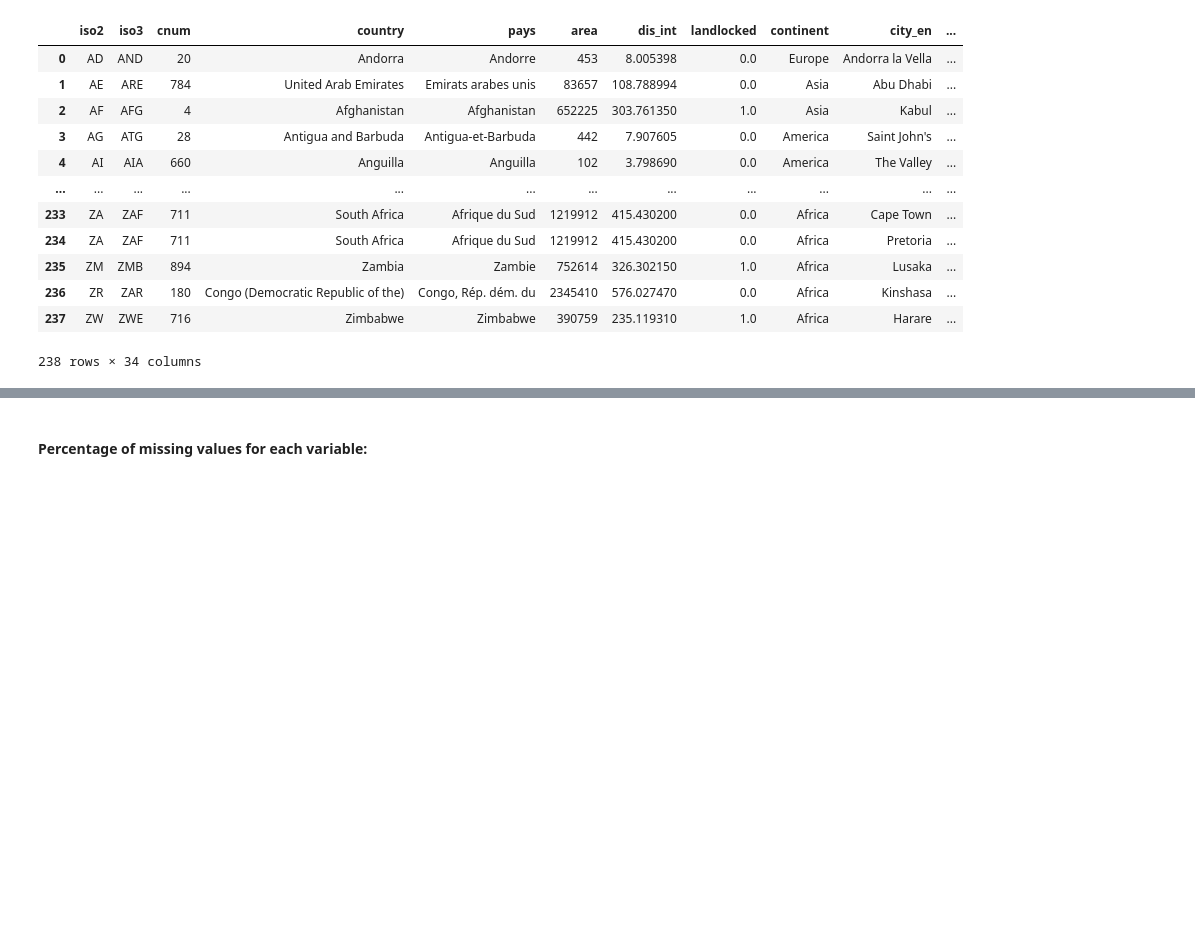
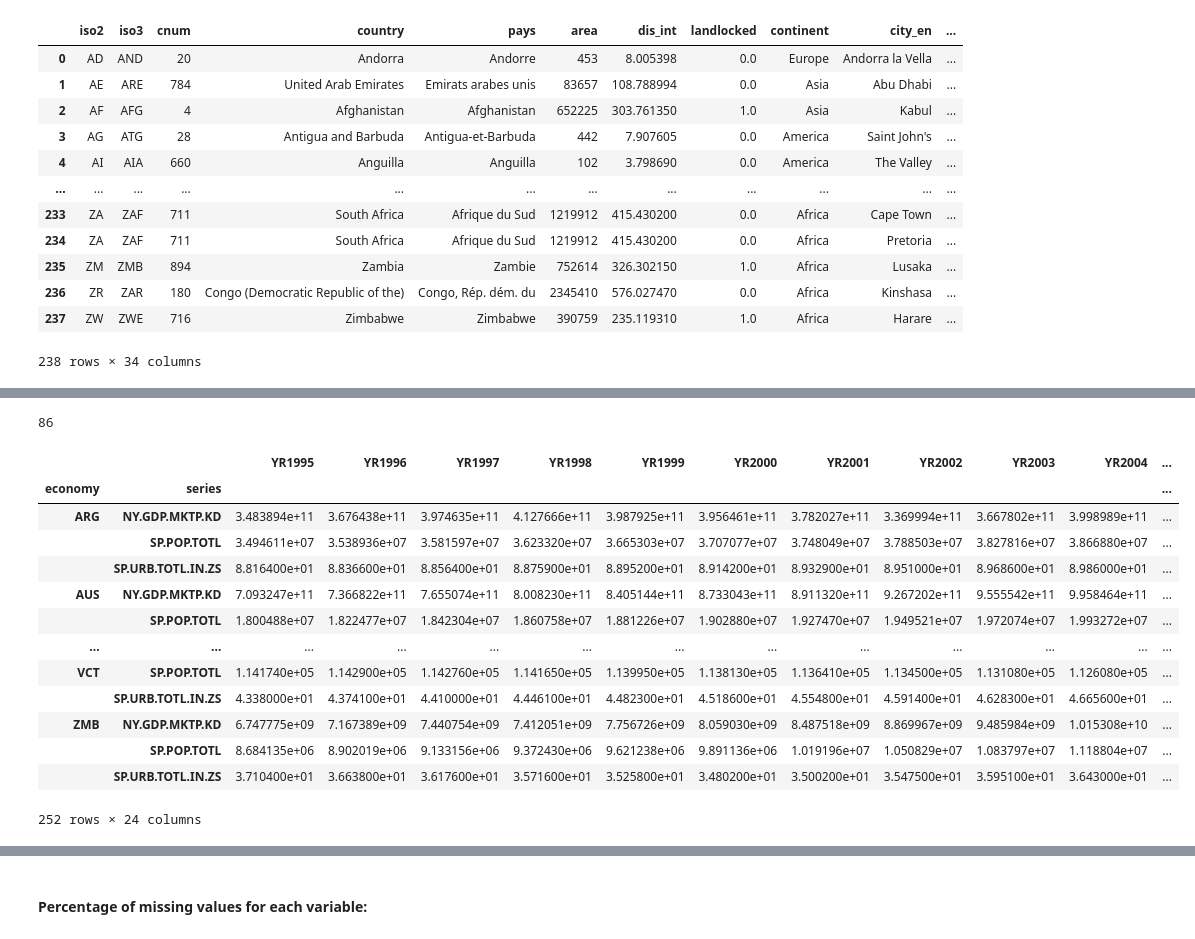
Before and after one commit to ceumicrodata/gravity-vs-ml, a Jupyter notebook: Data_extraction/WBG_data.ipynb, the cells around one changed output, grey strips where cells are left out. Drawn from its saved outputs; the diff is of its cells as text; code cells hidden in the pictures; blank space fills up the shorter version.

Commit message:
added WBG dataset

```diff
--- a/Data_extraction/WBG_data.ipynb
+++ b/Data_extraction/WBG_data.ipynb
@@ -94,7 +76,7 @@ missing_value_df
 ### We restrict the dataset to the countries to be used in the analysis
 # %%
 path = '/Users/ramzi.chariag/Documents/CEU/PhD/gnn_chapter-main/'
-nodes = pd.read_csv(path + r'input_datasets/cepii_node.csv')
+nodes = pd.read_csv(path + r'Input_datasets/cepii_node.csv')
 nodes
 # %% [output]
 |  | iso2 | iso3 | cnum | country | pays | area | dis_int | landlocked | continent | city_en | ... |
@@ -110,3 +92,6 @@ nodes
 | 236 | ZR | ZAR | 180 | Congo (Democratic Republic of the) | Congo, Rép. dém. du | 2345410 | 576.027470 | 0.0 | Africa | Kinshasa | ... |
 | 237 | ZW | ZWE | 716 | Zimbabwe | Zimbabwe | 390759 | 235.119310 | 1.0 | Africa | Harare | ... |
 238 rows × 34 columns
+# %%
+countries_restricted = pd.read_csv(path + r'Input_datasets/country_names_with_annual_trade_data.csv',usecols =['ISO_3166-1_numeric_code', 'Country_name'])
+countries_restricted
@@ -115,4 +131,23 @@ countries = nodes['iso3'].tolist()
+# %%
+len(countries)
+# %% [output]
+86
 # %%
-restricted_raw = wb.data.DataFrame(['NY.GDP.MKTP.KD', 'SP.POP.TOTL','SP.URB.TOTL.IN.ZS', 'NY.GNP.MKTP.KD'], countries, range (1995,2019))
+restricted_raw = wb.data.DataFrame(['NY.GDP.MKTP.KD', 'SP.POP.TOTL','SP.URB.TOTL.IN.ZS'], countries, range (1995,2019))
+# %% [output]
+|  |  | YR1995 | YR1996 | YR1997 | YR1998 | YR1999 | YR2000 | YR2001 | YR2002 | YR2003 | YR2004 | ... |
+| economy | series |  |  |  |  |  |  |  |  |  |  | ... |
+| ARG | NY.GDP.MKTP.KD | 3.483894e+11 | 3.676438e+11 | 3.974635e+11 | 4.127666e+11 | 3.987925e+11 | 3.956461e+11 | 3.782027e+11 | 3.369994e+11 | 3.667802e+11 | 3.998989e+11 | ... |
+|  | SP.POP.TOTL | 3.494611e+07 | 3.538936e+07 | 3.581597e+07 | 3.623320e+07 | 3.665303e+07 | 3.707077e+07 | 3.748049e+07 | 3.788503e+07 | 3.827816e+07 | 3.866880e+07 | ... |
+|  | SP.URB.TOTL.IN.ZS | 8.816400e+01 | 8.836600e+01 | 8.856400e+01 | 8.875900e+01 | 8.895200e+01 | 8.914200e+01 | 8.932900e+01 | 8.951000e+01 | 8.968600e+01 | 8.986000e+01 | ... |
+| AUS | NY.GDP.MKTP.KD | 7.093247e+11 | 7.366822e+11 | 7.655074e+11 | 8.008230e+11 | 8.405144e+11 | 8.733043e+11 | 8.911320e+11 | 9.267202e+11 | 9.555542e+11 | 9.958464e+11 | ... |
+|  | SP.POP.TOTL | 1.800488e+07 | 1.822477e+07 | 1.842304e+07 | 1.860758e+07 | 1.881226e+07 | 1.902880e+07 | 1.927470e+07 | 1.949521e+07 | 1.972074e+07 | 1.993272e+07 | ... |
+| ... | ... | ... | ... | ... | ... | ... | ... | ... | ... | ... | ... | ... |
+| VCT | SP.POP.TOTL | 1.141740e+05 | 1.142900e+05 | 1.142760e+05 | 1.141650e+05 | 1.139950e+05 | 1.138130e+05 | 1.136410e+05 | 1.134500e+05 | 1.131080e+05 | 1.126080e+05 | ... |
+|  | SP.URB.TOTL.IN.ZS | 4.338000e+01 | 4.374100e+01 | 4.410000e+01 | 4.446100e+01 | 4.482300e+01 | 4.518600e+01 | 4.554800e+01 | 4.591400e+01 | 4.628300e+01 | 4.665600e+01 | ... |
+| ZMB | NY.GDP.MKTP.KD | 6.747775e+09 | 7.167389e+09 | 7.440754e+09 | 7.412051e+09 | 7.756726e+09 | 8.059030e+09 | 8.487518e+09 | 8.869967e+09 | 9.485984e+09 | 1.015308e+10 | ... |
+|  | SP.POP.TOTL | 8.684135e+06 | 8.902019e+06 | 9.133156e+06 | 9.372430e+06 | 9.621238e+06 | 9.891136e+06 | 1.019196e+07 | 1.050829e+07 | 1.083797e+07 | 1.118804e+07 | ... |
+|  | SP.URB.TOTL.IN.ZS | 3.710400e+01 | 3.663800e+01 | 3.617600e+01 | 3.571600e+01 | 3.525800e+01 | 3.480200e+01 | 3.500200e+01 | 3.547500e+01 | 3.595100e+01 | 3.643000e+01 | ... |
+252 rows × 24 columns
 # %%
 derived_df = restricted_raw.stack().unstack('series')
```
Also changed, not shown: parts of 11 cells of this notebook, 1 other file.
